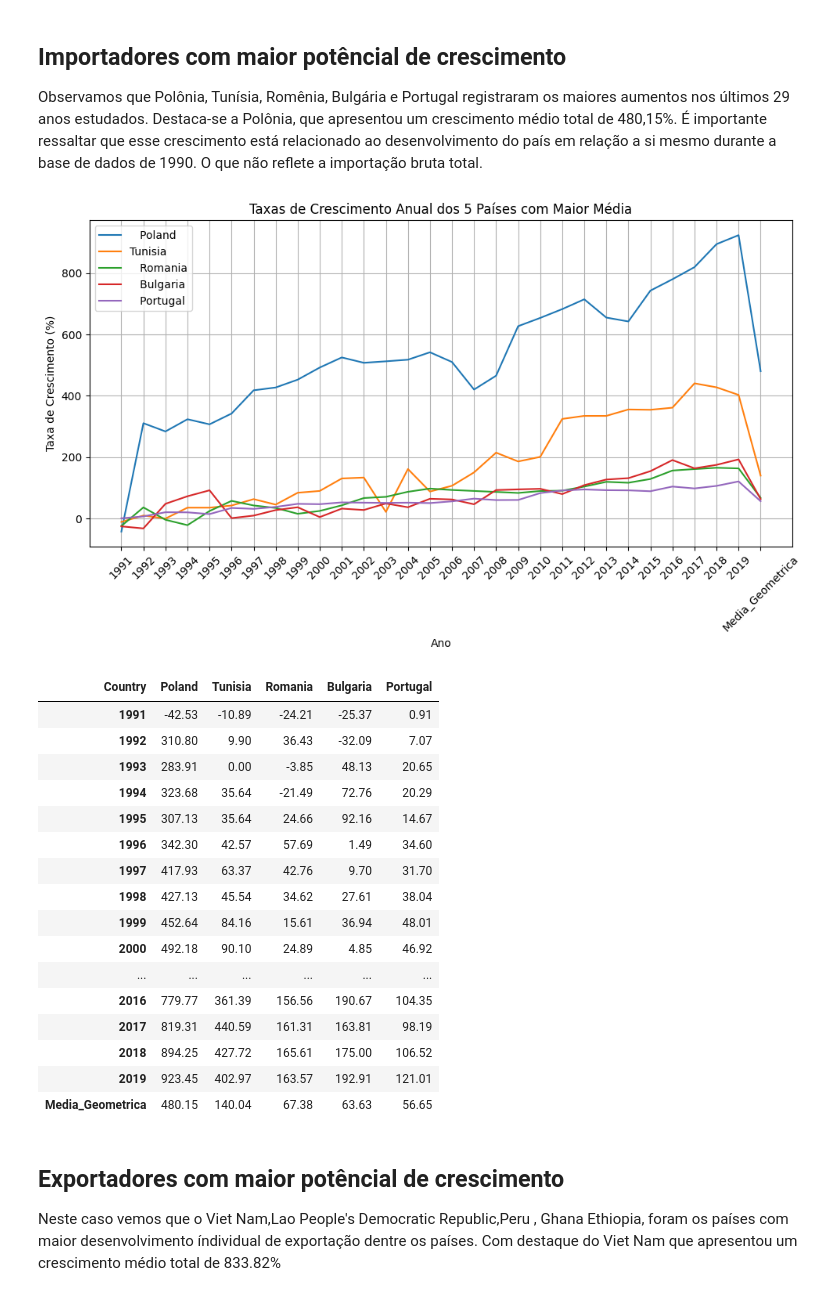
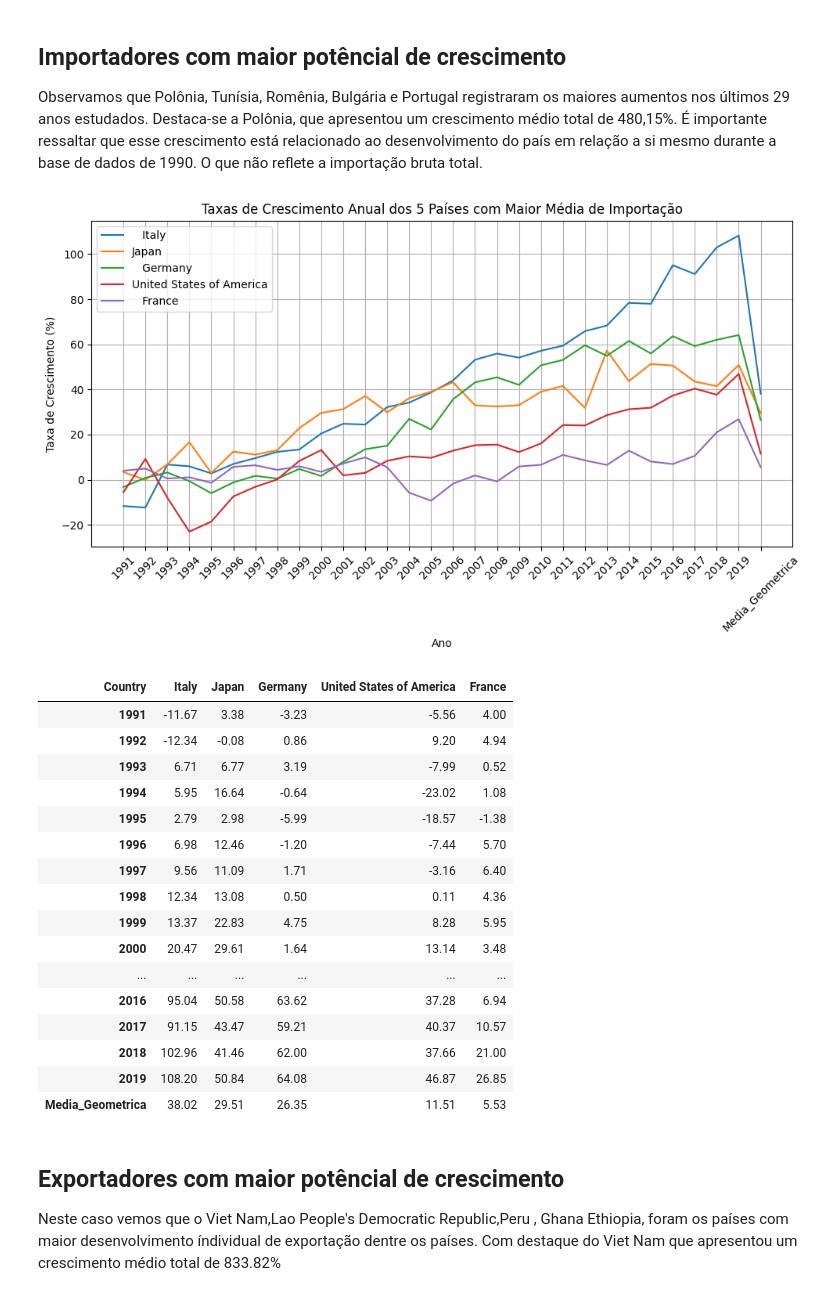
Before and after one commit to ladata-ufs/Cafezinho-G3, a Jupyter notebook: project.ipynb, the cells around one changed output. Drawn from its saved outputs; the diff is of its cells as text; code cells hidden in the pictures.

```diff
--- a/project.ipynb
+++ b/project.ipynb
@@ -384,8 +538,8 @@ taxas_crescimento_df['Country'] = importacao['Country']
 ano_base = '1990'
 for ano in range(1991, 2020):
     ano_atual = str(ano)
-    taxas_crescimento_df[ano_atual] = ((importacao[ano_atual] - importacao[ano_base]) / importacao[ano_base]) * 100
-
+    #taxas_crescimento_df[ano_atual] = ((importacao[ano_atual] - importacao[ano_base]) / importacao[ano_base]) * 100
+    taxas_crescimento_df[ano_atual] = ((importacao[ano_atual] ) / importacao[ano_base]) * 100
 # Calculando a média geométrica das taxas de crescimento para cada país
 taxas_ajustadas = (taxas_crescimento_df.iloc[:, 1:] / 100) + 1  # Ajustando para cálculo geométrico
 taxas_crescimento_df['Media_Geometrica'] = (taxas_ajustadas.apply(gmean, axis=1) - 1) * 100
@@ -404,2 +558,24 @@ taxas_crescimento_df.head()
 | 4 | Croatia | NaN | inf | inf | inf | inf | inf | inf | inf | inf | ... | ... |
 5 rows × 31 columns
+# %%
+# Criar um dicionário para armazenar os valores mínimos por país
+valores_minimos_por_pais = {}
+
+# Iterar por cada linha do DataFrame
+for indice, linha in importacao.iterrows():
+    pais = linha["Country"]  # pega o nome de cada país da linha atual
+
+    # Iterar pelas colunas
+    for coluna_ano in importacao.columns[1:32-1]:  # no python colunas começam do indice 0[que representa Country]
+        valor = linha[coluna_ano]  # pega o valor para a coluna do ano atual
+        if not np.isnan(valor):  # Verificar se o valor não é NaN, neste caso não há NaN, mas ficará pra re-uso
+
+            # Se o país ainda não estiver no dic, adicione-o com o valor atual como mínimo
+            if pais not in valores_minimos_por_pais:
+                valores_minimos_por_pais[pais] = valor
+
+            # Caso contrário, atualize o valor mínimo para esse país quando novo valor<valor atual
+            else:
+                valores_minimos_por_pais[pais] = min(valores_minimos_por_pais[pais], valor)
+
+valores_minimos_por_pais
@@ -425,46 +619,46 @@ Observamos que Polônia, Tunísia, Romênia, Bulgária e Portugal registraram os
 # %%
 
 # Ordenando os países pela média geométrica em ordem decrescente e selecionando os cinco primeiros
 top_5_paises = taxas_crescimento_df.sort_values(by='Media_Geometrica', ascending=False).head(5)
 
 # Transpondo o DataFrame para que os anos se tornem o índice e os países se tornem as colunas
 top_5_paises_transposto = top_5_paises.set_index('Country').T
 
 # Plotando o gráfico de linhas
 plt.figure(figsize=(10, 6))
 for pais in top_5_paises_transposto.columns:
     plt.plot(top_5_paises_transposto.index, top_5_paises_transposto[pais], label=pais)
 
-plt.title('Taxas de Crescimento Anual dos 5 Países com Maior Média')
+plt.title('Taxas de Crescimento Anual dos 5 Países com Maior Média de Importação')
 plt.xlabel('Ano')
 plt.ylabel('Taxa de Crescimento (%)')
 plt.legend()
 plt.grid(True)
 plt.xticks(rotation=45)
 plt.tight_layout()
 plt.show()
 # %% [output]
-[figure, old version]
+[figure, new version]
 # %%
 top_5_paises_transposto.head(30)
 # %% [output]
-| Country | Poland | Tunisia | Romania | Bulgaria | Portugal |
-| 1991 | -42.53 | -10.89 | -24.21 | -25.37 | 0.91 |
-| 1992 | 310.80 | 9.90 | 36.43 | -32.09 | 7.07 |
-| 1993 | 283.91 | 0.00 | -3.85 | 48.13 | 20.65 |
-| 1994 | 323.68 | 35.64 | -21.49 | 72.76 | 20.29 |
-| 1995 | 307.13 | 35.64 | 24.66 | 92.16 | 14.67 |
-| 1996 | 342.30 | 42.57 | 57.69 | 1.49 | 34.60 |
-| 1997 | 417.93 | 63.37 | 42.76 | 9.70 | 31.70 |
-| 1998 | 427.13 | 45.54 | 34.62 | 27.61 | 38.04 |
-| 1999 | 452.64 | 84.16 | 15.61 | 36.94 | 48.01 |
-| 2000 | 492.18 | 90.10 | 24.89 | 4.85 | 46.92 |
+| Country | Italy | Japan | Germany | United States of America | France |
+| 1991 | -11.67 | 3.38 | -3.23 | -5.56 | 4.00 |
+| 1992 | -12.34 | -0.08 | 0.86 | 9.20 | 4.94 |
+| 1993 | 6.71 | 6.77 | 3.19 | -7.99 | 0.52 |
+| 1994 | 5.95 | 16.64 | -0.64 | -23.02 | 1.08 |
+| 1995 | 2.79 | 2.98 | -5.99 | -18.57 | -1.38 |
+| 1996 | 6.98 | 12.46 | -1.20 | -7.44 | 5.70 |
+| 1997 | 9.56 | 11.09 | 1.71 | -3.16 | 6.40 |
+| 1998 | 12.34 | 13.08 | 0.50 | 0.11 | 4.36 |
+| 1999 | 13.37 | 22.83 | 4.75 | 8.28 | 5.95 |
+| 2000 | 20.47 | 29.61 | 1.64 | 13.14 | 3.48 |
 | ... | ... | ... | ... | ... | ... |
-| 2016 | 779.77 | 361.39 | 156.56 | 190.67 | 104.35 |
-| 2017 | 819.31 | 440.59 | 161.31 | 163.81 | 98.19 |
-| 2018 | 894.25 | 427.72 | 165.61 | 175.00 | 106.52 |
-| 2019 | 923.45 | 402.97 | 163.57 | 192.91 | 121.01 |
-| Media_Geometrica | 480.15 | 140.04 | 67.38 | 63.63 | 56.65 |
+| 2016 | 95.04 | 50.58 | 63.62 | 37.28 | 6.94 |
+| 2017 | 91.15 | 43.47 | 59.21 | 40.37 | 10.57 |
+| 2018 | 102.96 | 41.46 | 62.00 | 37.66 | 21.00 |
+| 2019 | 108.20 | 50.84 | 64.08 | 46.87 | 26.85 |
+| Media_Geometrica | 38.02 | 29.51 | 26.35 | 11.51 | 5.53 |
 # %% [markdown]
 ## Exportadores com maior potêncial de crescimento
 Neste caso vemos que o Viet Nam,Lao People's Democratic Republic,Peru , Ghana	Ethiopia, foram os países com maior desenvolvimento índividual de exportação dentre os países. Com destaque do Viet Nam que apresentou um crescimento médio total de 833.82%
```
Also changed, not shown: parts of 17 cells of this notebook.
